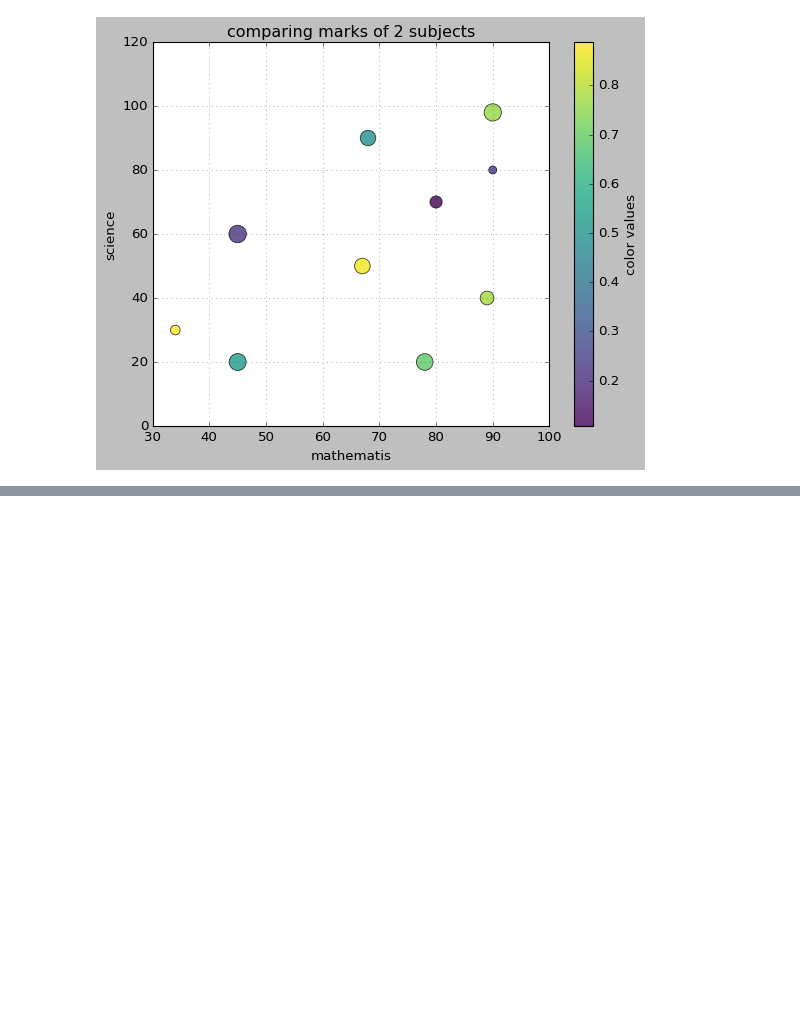
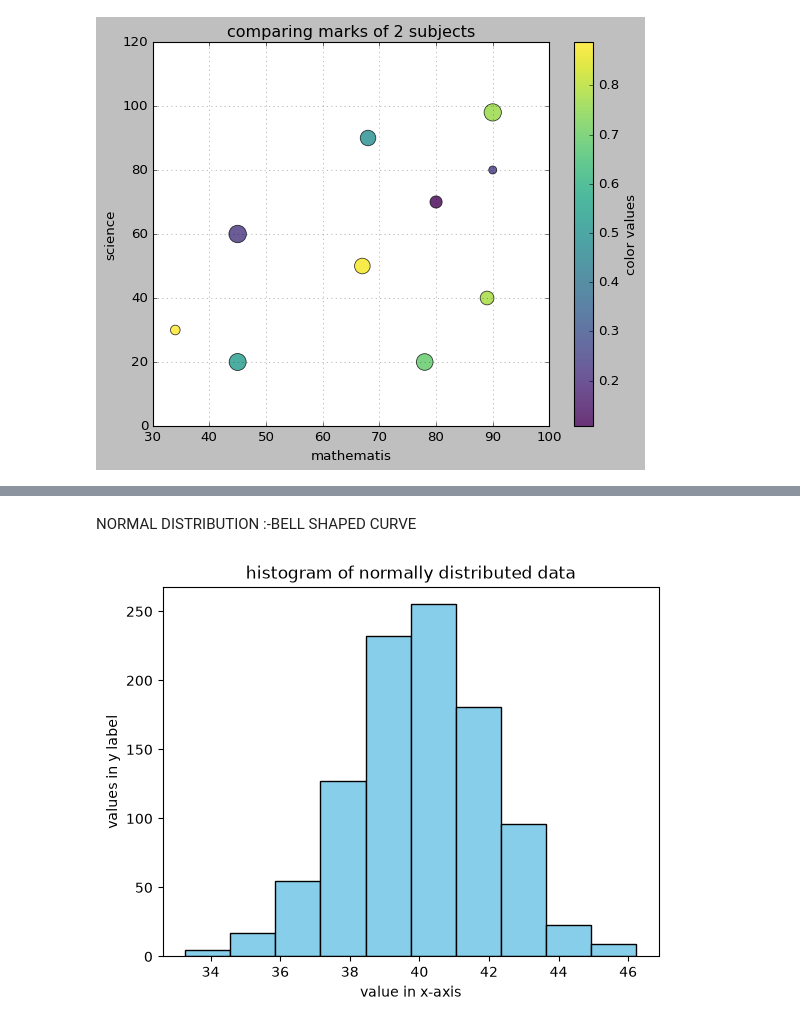
Before and after one commit to shimnasherin73/python-basics, a Jupyter notebook: matplotlib.ipynb, the cells around one changed output, grey strips where cells are left out. Saved outputs shown, nothing was run; the diff lists cells and outputs as text; code cells hidden in the pictures; blank space fills up the shorter version.

```diff
--- a/matplotlib.ipynb
+++ b/matplotlib.ipynb
@@ -426,0 +481,16 @@ plt.show()
+# %% [markdown]
+NORMAL DISTRIBUTION :-BELL SHAPED CURVE
+# %%
+import numpy as np
+import matplotlib.pyplot as plt
+
+data=np.random.normal(40,2,1000)
+
+plt.hist(data,bins=10,edgecolor='black',color='skyblue')
+plt.xlabel("value in x-axis")
+plt.ylabel("values in y label")
+plt.title('histogram of normally distributed data')
+
+plt.show()
+# %% [output]
+[figure, added]
```
Also changed, not shown: parts of 12 cells of this notebook.
